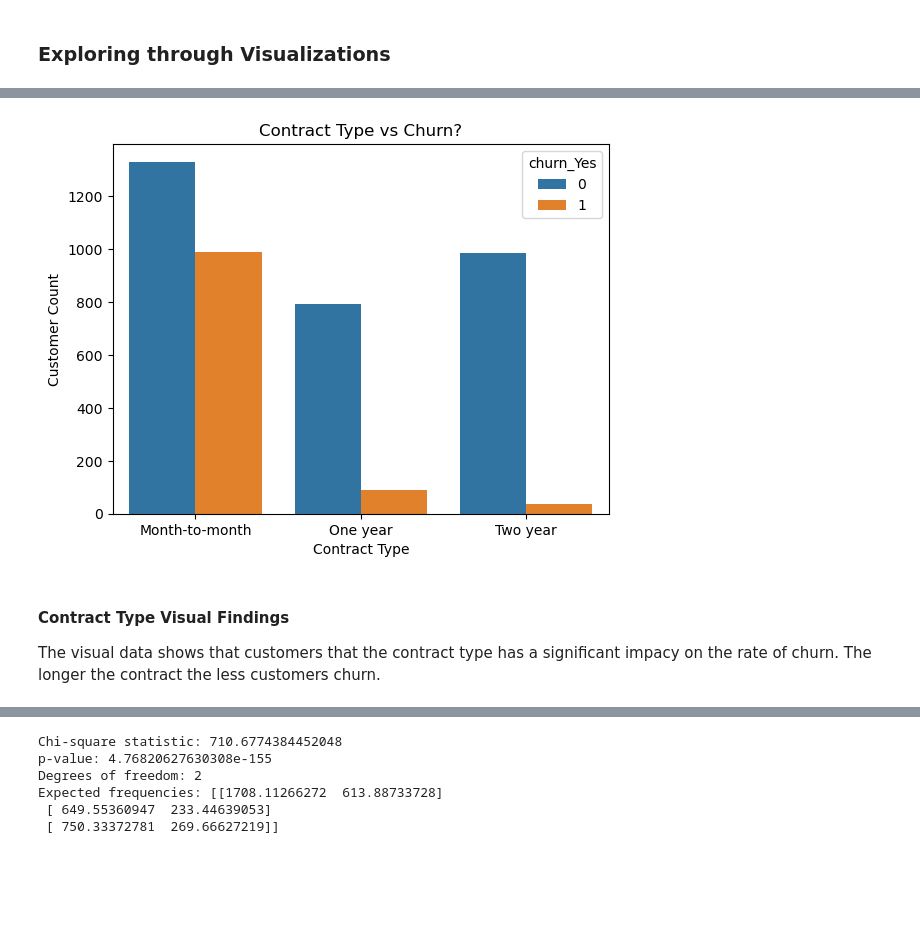
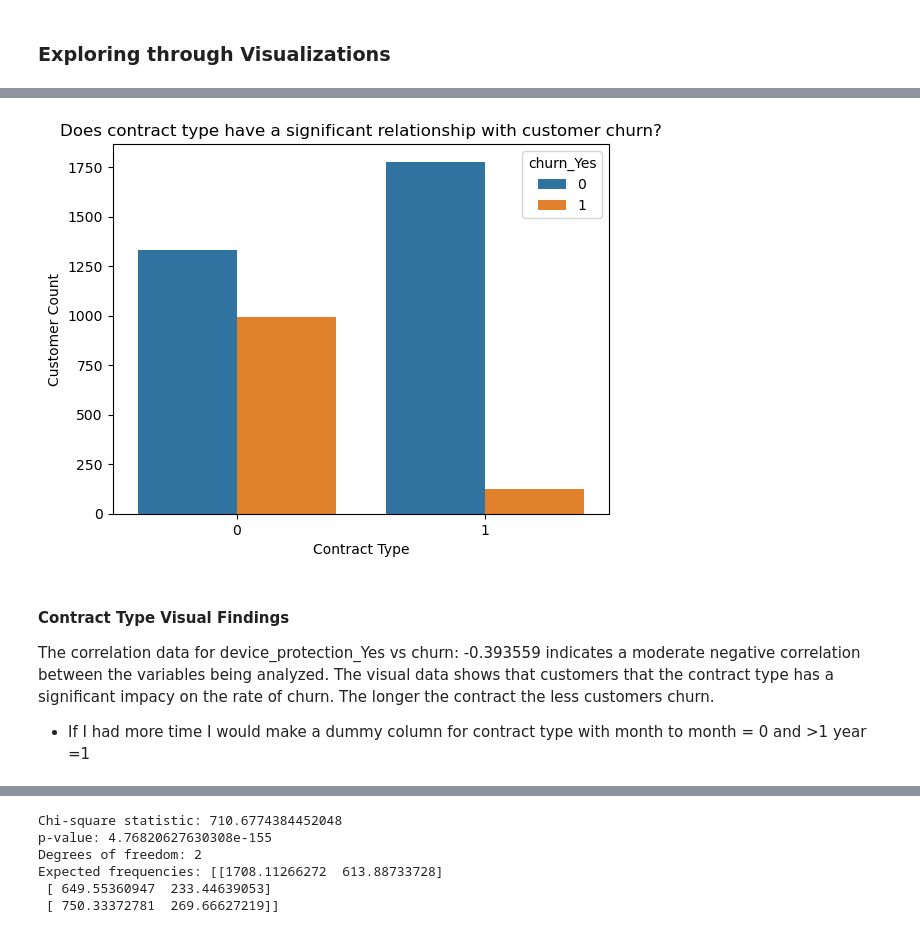
Before and after one commit to annie-carter/classification_project, a Jupyter notebook: Final_Report.ipynb, the cells around one changed output, grey strips where cells are left out. Saved outputs shown, nothing was run; the diff lists cells and outputs as text; code cells hidden in the pictures; blank space fills up the shorter version.

```diff
--- a/Final_Report.ipynb
+++ b/Final_Report.ipynb
@@ -113,15 +125,17 @@ test data shape: (1409, 29)
 # %%
-# 1. Visualizing the monthly contract vs churn
-ct=sns.countplot(data=telco_train, x='contract_type', hue='churn_Yes')
+# 1. Visualizing the contract  type vs churn
+ct=sns.countplot(data=telco_train, x='contract_type_Yes', hue='churn_Yes')
 ct.set_xlabel('Contract Type')
 ct.set_ylabel('Customer Count')
-plt.title('Contract Type vs Churn?')
+plt.title('Does contract type have a significant relationship with customer churn?')
 plt.show()
 # %% [output]
-[figure, old version]
+[figure, new version]
 # %% [markdown]
 #### Contract Type Visual Findings
+The correlation data for device_protection_Yes vs churn: -0.393559 indicates a moderate negative correlation between the variables being analyzed.
 The visual data shows that customers that the contract type has a significant impacy on the rate of churn. The longer the contract the less customers churn.
+* If I had more time I would make a dummy column for contract type with month to month = 0 and >1 year =1
 # %%
 #Visualizing the device protection vs churn
 dp=sns.countplot(data=telco_train, x='device_protection_Yes', hue='churn_Yes')
```
Also changed, not shown: parts of 27 cells of this notebook.
